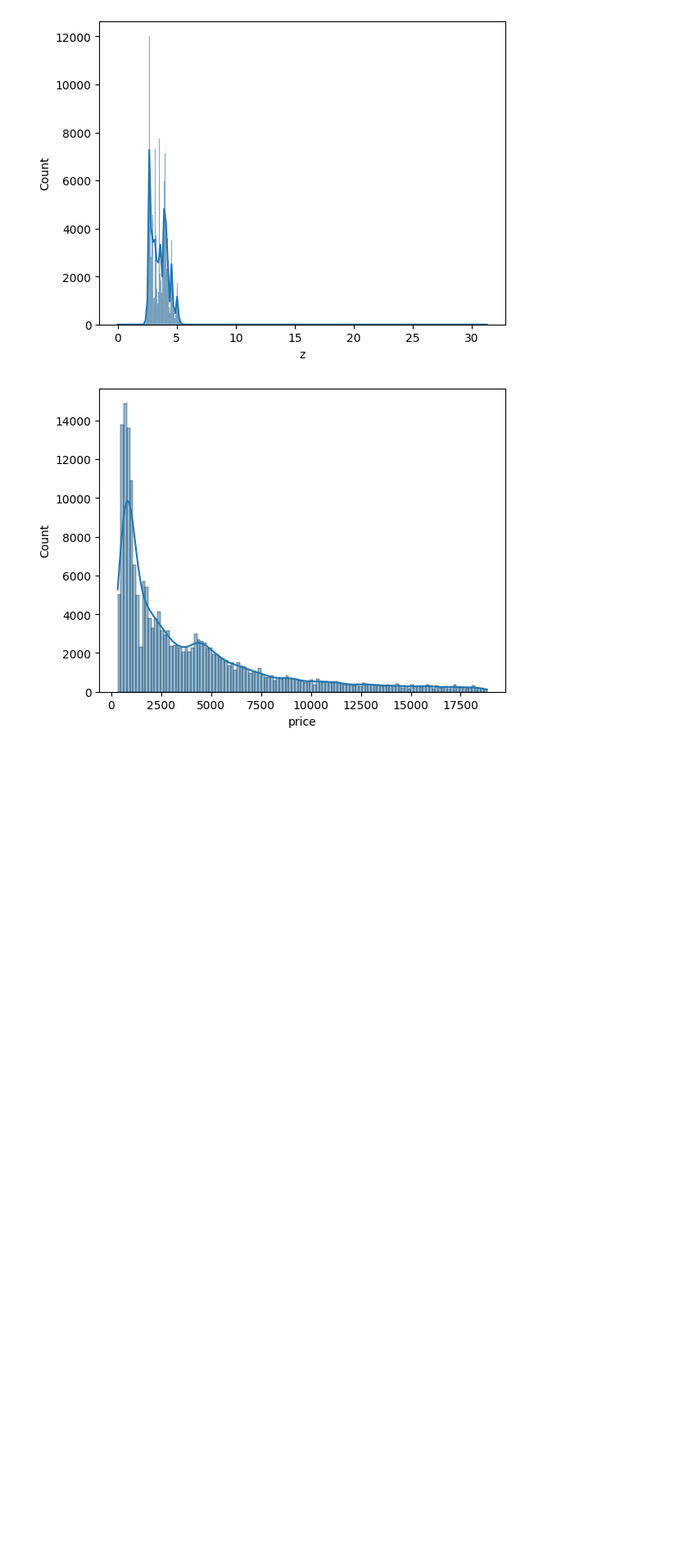
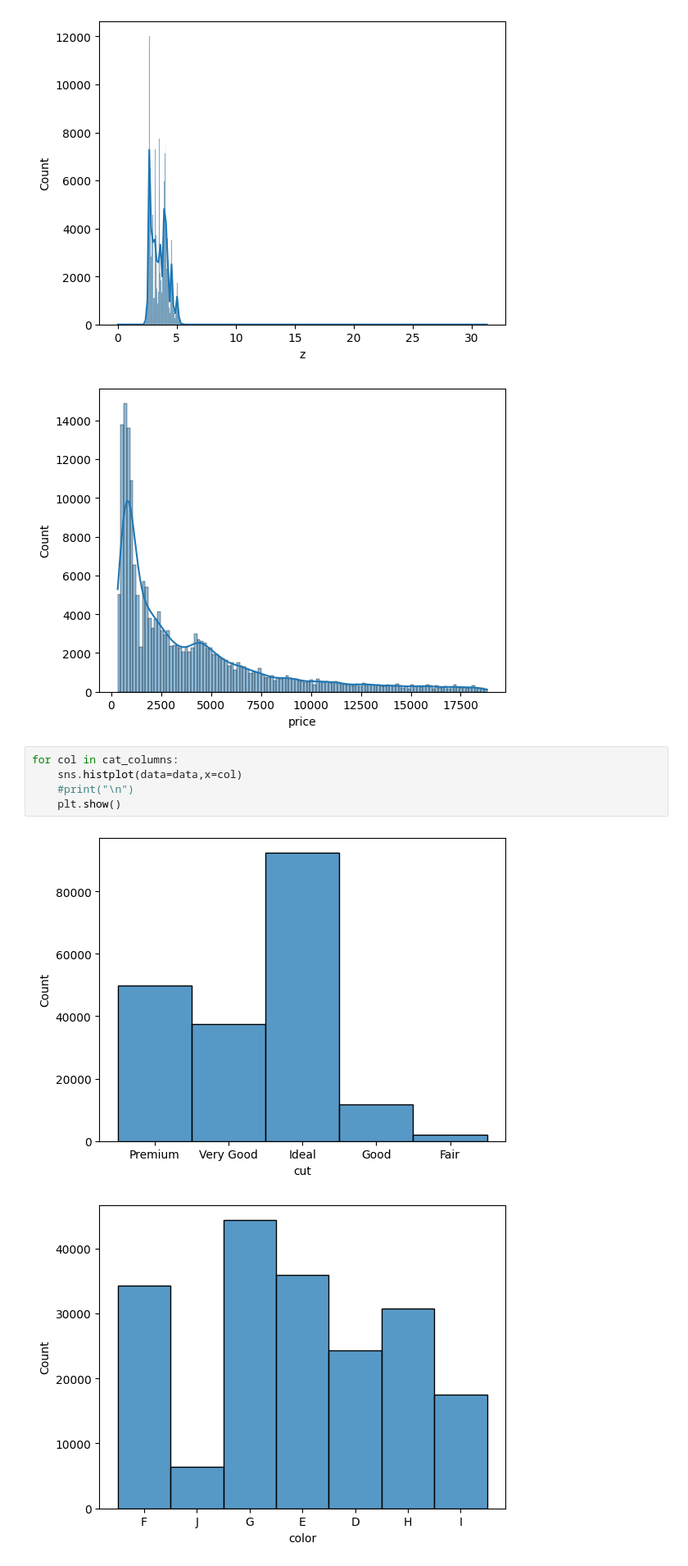
Before and after one commit to Shubhambg611/Diamond-price-prediction, a Jupyter notebook: notebooks/research.ipynb, the cells around one changed output. Shown at 82% size. Saved outputs shown, nothing was run; the diff lists cells and outputs as text; blank space fills up the shorter version.

```diff
--- a/notebooks/research.ipynb
+++ b/notebooks/research.ipynb
@@ -213,3 +213,11 @@ for col in num_columns:
 [figure]
 [figure]
 [figure]
+# %%
+for col in cat_columns:
+    sns.histplot(data=data,x=col)
+    #print("\n")
+    plt.show()
+# %% [output]
+[figure, added]
+[figure, added]
```
Also changed, not shown: parts of 1 cell of this notebook.
